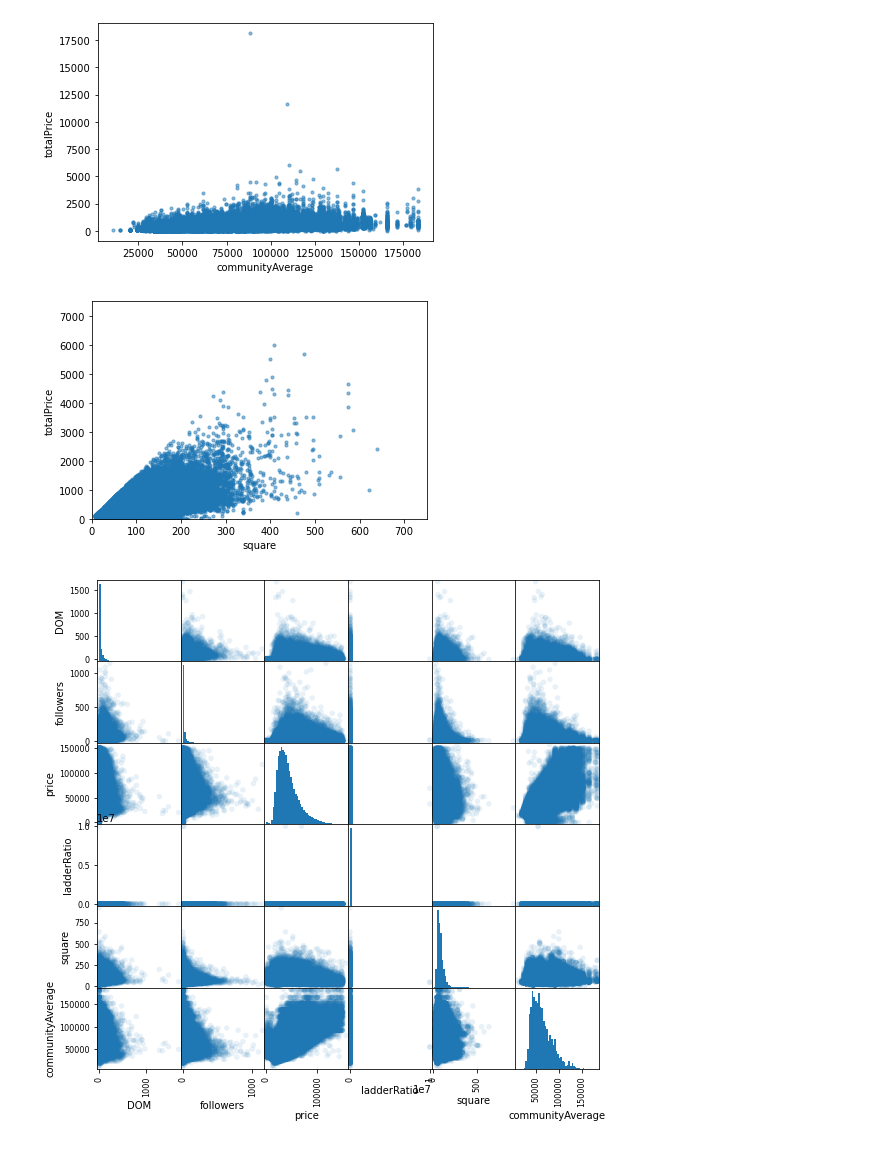
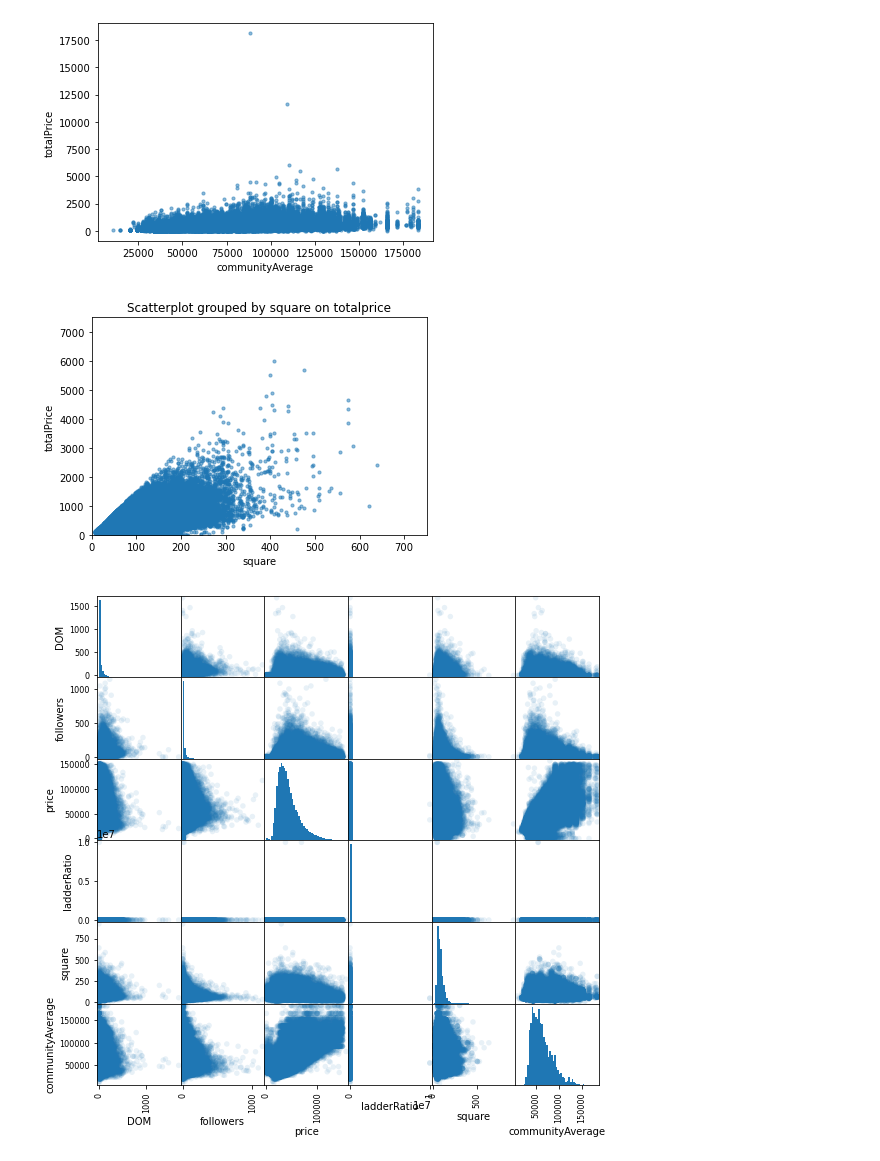
Before and after one commit to YingSun0314/DATA1030_project, a Jupyter notebook: scr/YingSun_Project.ipynb, the cells around one changed output. Saved outputs shown, nothing was run; the diff lists cells and outputs as text; code cells hidden in the pictures.

```diff
--- a/scr/YingSun_Project.ipynb
+++ b/scr/YingSun_Project.ipynb
@@ -177,9 +178,10 @@ for i in list_cts:
 # %%
 df.plot.scatter('square','totalPrice',alpha=0.5,s=10)
 plt.axis([0,750,0,7500])
+plt.title("Scatterplot grouped by square on totalprice")
 plt.show()
 # %% [output]
-[figure, old version]
+[figure, new version]
 # %%
 pd.plotting.scatter_matrix(df[['DOM', 'followers', 'price', 'ladderRatio','square','communityAverage']], figsize=(9, 9), marker='o',hist_kwds={'bins': 50},
                            s=30, alpha=.1)
```
Also changed, not shown: parts of 1 cell of this notebook, 2 other files.
